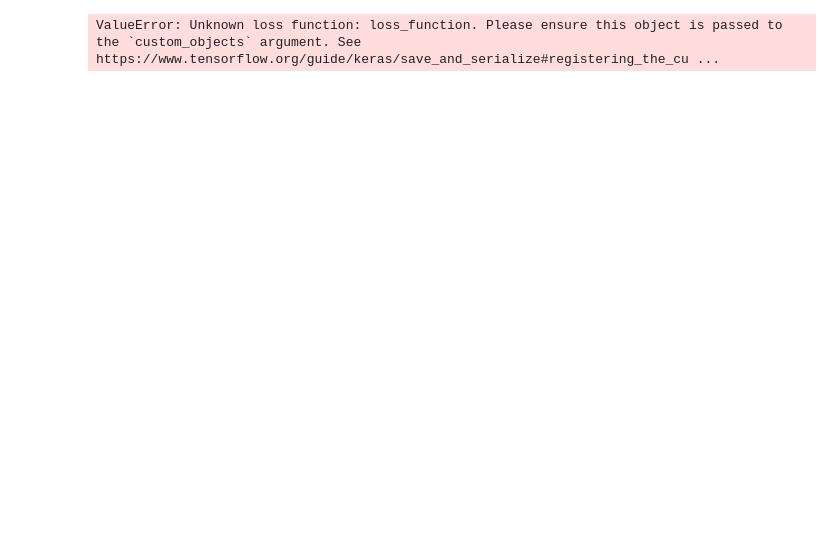
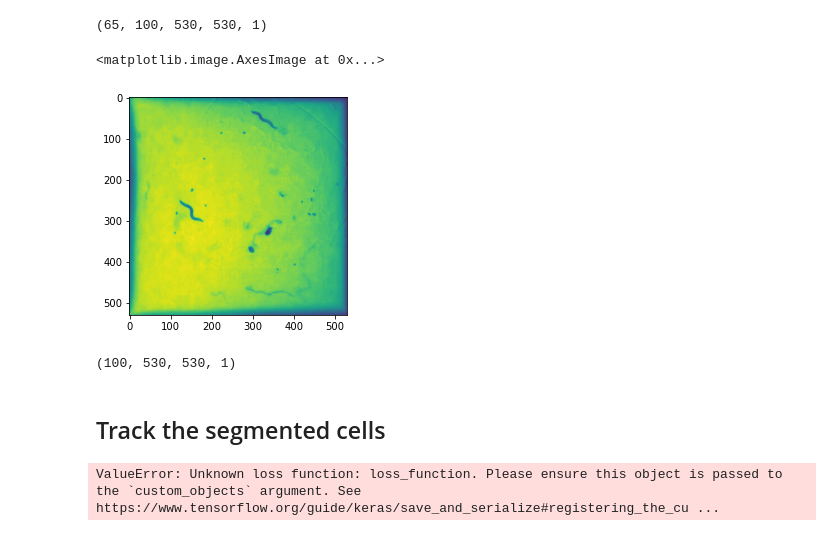
Before and after one commit to RosaryYao/msc_wormtracking, a Jupyter notebook: track_worms.ipynb, the cells around one changed output. Cells and saved outputs as stored; diff of their text form; code cells hidden in the pictures; blank space fills up the shorter version.

```diff
--- a/track_worms.ipynb
+++ b/track_worms.ipynb
@@ -134,0 +140,9 @@ plt.imshow(labeled_video[0], cmap='jet')
+# %%
+import deepcell
+from deepcell.utils.data_utils import get_data
+
+train_dict, test_dict = get_data(
+    '../test.npz',
+    mode='sample',
+    test_size=1,
+    seed=0)
@@ -135,3 +151,24 @@ plt.imshow(labeled_video[0], cmap='jet')
+# %%
+train_dict['X'].shape
+X_train = train_dict['X']
+# %%
+X_train.shape
+# %% [output]
+(65, 100, 530, 530, 1)
+# %%
+import matplotlib.pyplot as plt
+
+plt.imshow(X_train[2][10])
+# %% [output]
+<matplotlib.image.AxesImage at 0x...>
+[figure, added]
+# %%
+X_train_2 = X_train[2]
+X_train_2.shape
+# %% [output]
+(100, 530, 530, 1)
+# %% [markdown]
+## Track the segmented cells
 # %%
 from keras.models import load_model
 import cv2
```
Also changed, not shown: parts of 6 cells of this notebook, 2 other files.
